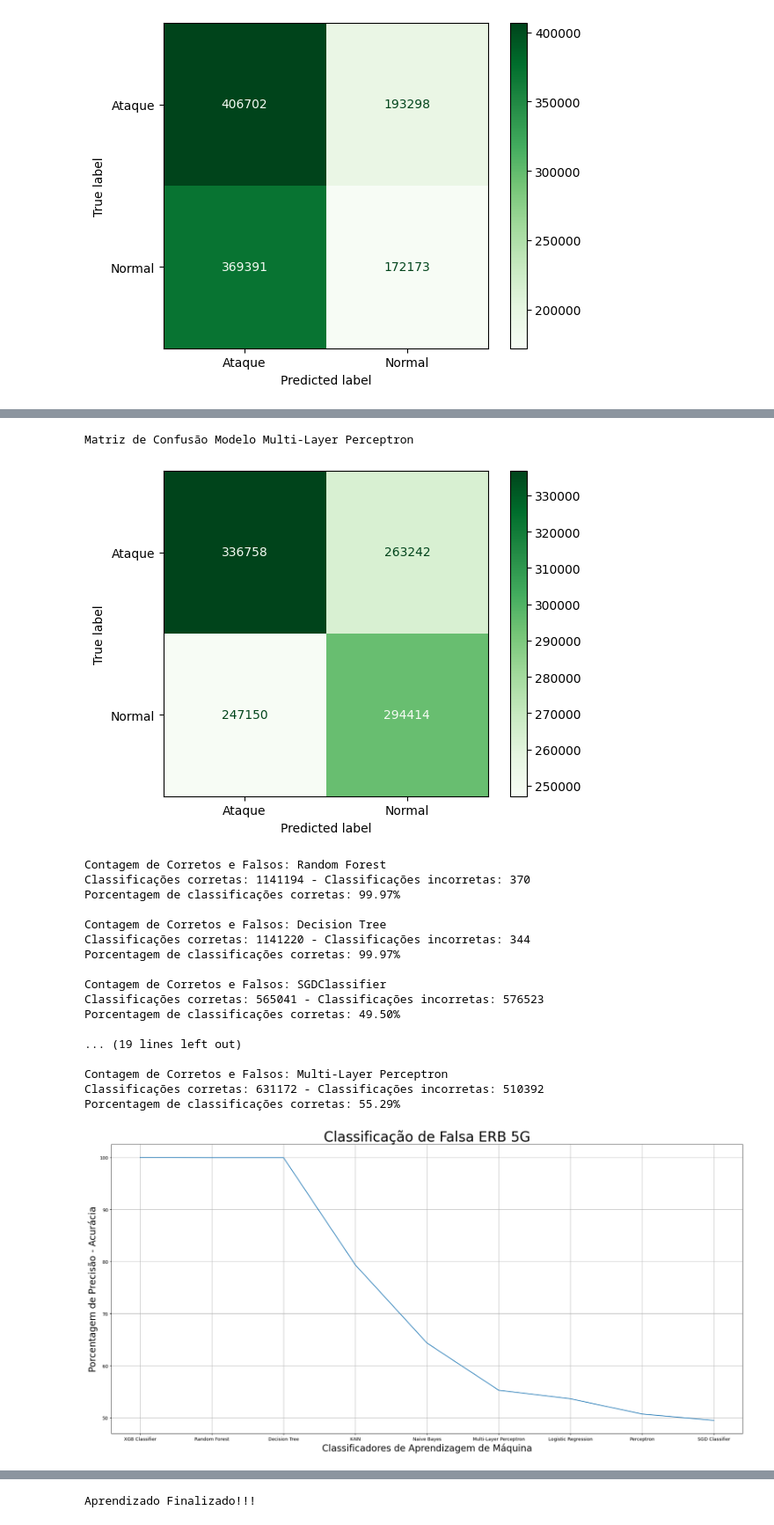
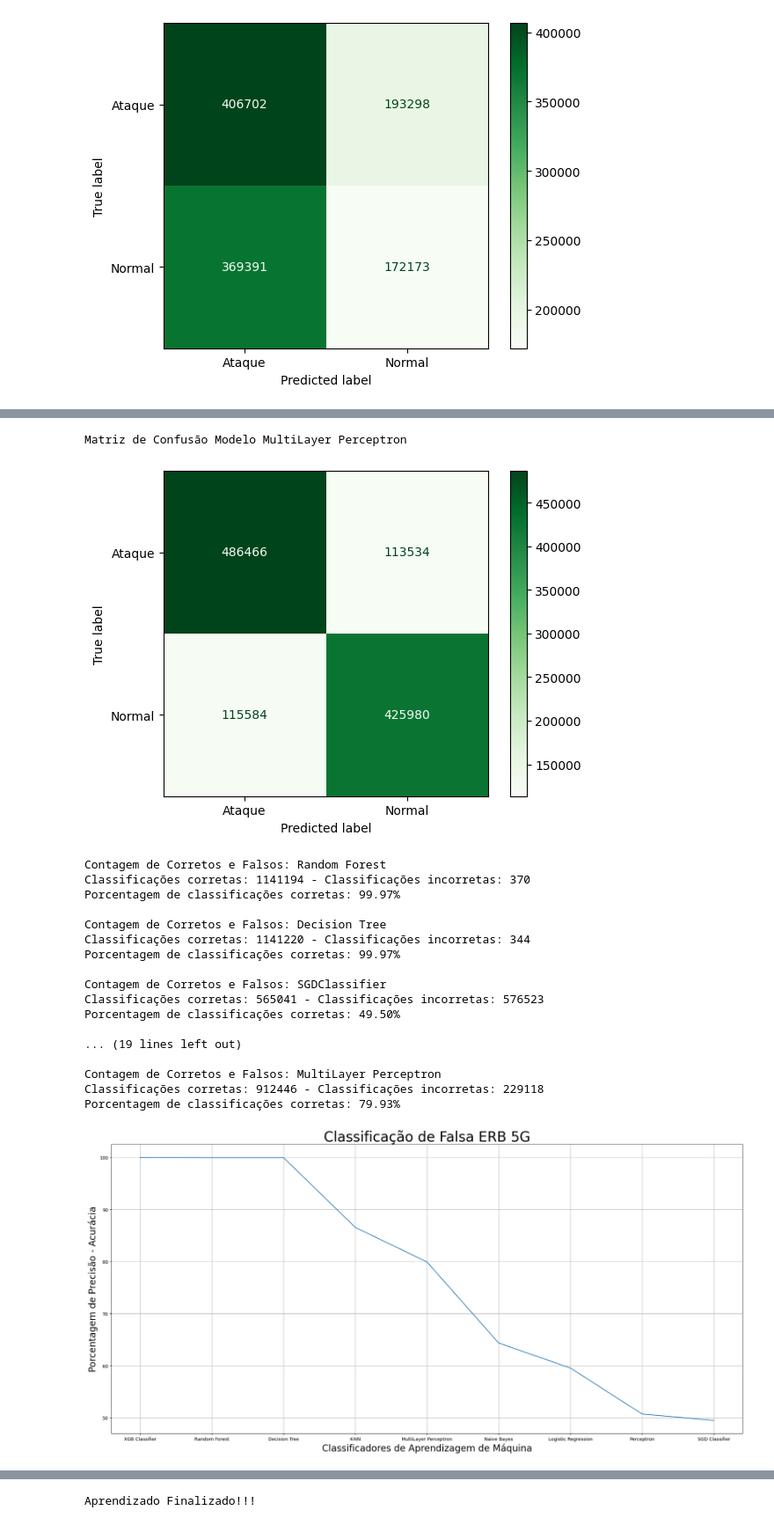
Before and after one commit to RogerWCoelho/Fake-Base-Station-5G, a Jupyter notebook: Experimento/AtaquesRedesCV.ipynb, the cells around one changed output, grey strips where cells are left out. Shown at 88% size. Drawn from its saved outputs; the diff is of its cells as text; code cells hidden in the pictures.

```diff
--- a/Experimento/AtaquesRedesCV.ipynb
+++ b/Experimento/AtaquesRedesCV.ipynb
@@ -167,7 +176,7 @@ model_5 = KNeighborsClassifier(n_neighbors = 5000)
 model_6 = GaussianNB()
 model_7 = XGBClassifier(random_state=seed)
 model_8 = Perceptron(tol=1e-3, random_state=seed)
-model_9 = MLPClassifier(random_state=seed)
+model_9 = MLPClassifier(random_state=seed,max_iter=1000)
 
 # Variável para imprimir os scores de todas as médias dos scores e desvio padrão
 resultado = []
@@ -513,7 +522,7 @@ print("Modelo Logistic Regression")
 print()
 
 # Realizar a validação cruzada para obter os scores de acurácia
-scores = cross_val_score(model_4, X, y, cv=kfold)
+scores = cross_val_score(model_4, X_normalized, y, cv=kfold)
 
 # Imprimir os scores de cada fold e a média dos scores
 print("Scores de cada fold:")
@@ -533,7 +542,7 @@ print(resultados_df)
 print()
 
 # Obter previsões usando cross_val_predict
-pred_4 = cross_val_predict(model_4, X, y, cv=kfold)
+pred_4 = cross_val_predict(model_4, X_normalized, y, cv=kfold)
 
 # Calcular as métricas
 precision = precision_score(y, pred_4, average='weighted')
@@ -625,7 +634,7 @@ print("Modelo K-NN")
 print()
 
 # Realizar a validação cruzada para obter os scores de acurácia
-scores = cross_val_score(model_5, X, y, cv=kfold)
+scores = cross_val_score(model_5, X_normalized, y, cv=kfold)
 
 # Imprimir os scores de cada fold e a média dos scores
 print("Scores de cada fold:")
@@ -645,7 +654,7 @@ print(resultados_df)
 print()
 
 # Obter previsões usando cross_val_predict
-pred_5 = cross_val_predict(model_5, X, y, cv=kfold)
+pred_5 = cross_val_predict(model_5, X_normalized, y, cv=kfold)
 
 # Calcular as métricas
 precision = precision_score(y, pred_5, average='weighted')
@@ -1068,12 +1077,12 @@ plt.show()
 Matriz de Confusão Modelo Perceptron
 [figure]
 # %%
-#Modelo Multi-Layer Perceptron
-print("Modelo Multi-Layer Perceptron")
+#Modelo MultiLayer Perceptron
+print("Modelo MultiLayer Perceptron")
 print()
 
 # Realizar a validação cruzada para obter os scores de acurácia
-scores = cross_val_score(model_9, X, y, cv=kfold)
+scores = cross_val_score(model_9, X_normalized, y, cv=kfold)
 
 # Imprimir os scores de cada fold e a média dos scores
 print("Scores de cada fold:")
@@ -1081,7 +1090,7 @@ for i, score in enumerate(scores):
     print(f"Fold {i+1}: ", round(score * 100 , 2))
 print(f"\nMédia dos scores: {round(scores.mean() * 100, 2)}")
 
-resultado.append(("Modelo Multi-Layer Perceptron", round(scores.mean() * 100, 2), "{:.2e}".format(scores.std())))
+resultado.append(("Modelo MultiLayer Perceptron", round(scores.mean() * 100, 2), "{:.2e}".format(scores.std())))
 print()
 
 # Construção de um DataFrame para os resultados
@@ -1093,7 +1102,7 @@ print(resultados_df)
 print()
 
 # Obter previsões usando cross_val_predict
-pred_9 = cross_val_predict(model_9, X, y, cv=kfold)
+pred_9 = cross_val_predict(model_9, X_normalized, y, cv=kfold)
 
 # Calcular as métricas
 precision = precision_score(y, pred_9, average='weighted')
@@ -1139,7 +1148,7 @@ report = classification_report(y, pred_9)
 accuracy = round(accuracy_score(y, pred_9) * 100, 2)
 auc = round(roc_auc_score(y, pred_9), 2) if len(np.unique(y)) > 1 else None  # Verificar se há mais de uma classe para AUC
 
-print("Modelo Perceptron")
+print("Modelo MultiLayer Perceptron")
 print(report)
 print(f" Accuracy: {accuracy}%")
 print(f" AUC score: {auc}")
@@ -1166,6 +1175,6 @@ weighted avg       0.55      0.55      0.55   1141564
 # %%
-#Matriz de Confusão Modelo Multi-Layer Perceptron
-print("Matriz de Confusão Modelo Multi-Layer Perceptron")
+#Matriz de Confusão Modelo MultiLayer Perceptron
+print("Matriz de Confusão Modelo MultiLayer Perceptron")
 labels = ['Normal', 'Ataque']
 cm = confusion_matrix(y, pred_9)
 cm_inverted = cm.copy()
@@ -1177,12 +1186,12 @@ disp.plot(cmap=plt.cm.Greens)
 plt.grid(False)
 plt.show()
 # %% [output]
-Matriz de Confusão Modelo Multi-Layer Perceptron
+Matriz de Confusão Modelo MultiLayer Perceptron
-[figure, old version]
+[figure, new version]
 # %%
 # Comparação de Modelos
 model_compare = pd.DataFrame(list(zip(y, pred_1, pred_2, pred_3, pred_4, pred_5, pred_6, pred_7, pred_8, pred_9)),
-                             columns=['Label', 'RandomForest', 'DecisionTree', 'SGDClassifier', 'LogisticRegression', 'K-NN', 'Naive Bayes', 'XGB Classifier', 'Perceptron','Multi-Layer Perceptron'])
+                             columns=['Label', 'RandomForest', 'DecisionTree', 'SGDClassifier', 'LogisticRegression', 'K-NN', 'Naive Bayes', 'XGB Classifier', 'Perceptron','MultiLayer Perceptron'])
 population = model_compare.shape[0]
 
 # Contagem de classificações corretas e falsas para o modelo RandomForest
@@ -1280,14 +1289,14 @@ print('Classificações corretas: {} - Classificações incorretas: {}'.format(c
 print('Porcentagem de classificações corretas: {:.2f}%'.format(correct_percentage))
 print()
 
-# Contagem de classificações corretas e falsas para o Multi-Layer Perceptron
-correct_count = np.sum(model_compare['Multi-Layer Perceptron'] == model_compare['Label'])
+# Contagem de classificações corretas e falsas para o MultiLayer Perceptron
+correct_count = np.sum(model_compare['MultiLayer Perceptron'] == model_compare['Label'])
 false_count = population - correct_count
 
-# Porcentagem de classificações corretas para o modelo Multi-Layer Perceptron
+# Porcentagem de classificações corretas para o modelo MultiLayer Perceptron
 correct_percentage = correct_count * 100 / population
 
-print('Contagem de Corretos e Falsos: Multi-Layer Perceptron')
+print('Contagem de Corretos e Falsos: MultiLayer Perceptron')
 print('Classificações corretas: {} - Classificações incorretas: {}'.format(correct_count, false_count))
 print('Porcentagem de classificações corretas: {:.2f}%'.format(correct_percentage))
 # %% [output]
@@ -1305,27 +1314,27 @@ Porcentagem de classificações corretas: 49.50%
 
 ... (19 lines left out)
 
-Contagem de Corretos e Falsos: Multi-Layer Perceptron
-Classificações corretas: 631172 - Classificações incorretas: 510392
-Porcentagem de classificações corretas: 55.29%
+Contagem de Corretos e Falsos: MultiLayer Perceptron
+Classificações corretas: 912446 - Classificações incorretas: 229118
+Porcentagem de classificações corretas: 79.93%
 # %%
 #Plotagem do Gráfico Comparativo Valores
-acc = {'Random Forest' : correct1, 'Decision Tree' : correct2, 'SGD Classifier' : correct3, 'Logistic Regression' : correct4, 'K-NN': correct5, 'Naive Bayes': correct6, 'XGB Classifier': correct7, 'Perceptron': correct8, 'Multi-Layer Perceptron': correct9}
+acc = {'Random Forest' : correct1, 'Decision Tree' : correct2, 'SGD Classifier' : correct3, 'Logistic Regression' : correct4, 'K-NN': correct5, 'Naive Bayes': correct6, 'XGB Classifier': correct7, 'Perceptron': correct8, 'MultiLayer Perceptron': correct9}
 acc = sorted(acc.items(), key = lambda x: x[1], reverse = True)
 acc = dict(acc)
 
 plt.figure(figsize = [20, 10])
 plt.plot(acc.keys(), acc.values())
 plt.ylabel('Porcentagem de Precisão - Acurácia', fontsize = 20)
 plt.xlabel('Classificadores de Aprendizagem de Máquina', fontsize = 20)
 plt.xticks(fontsize = 10)
 plt.yticks(fontsize = 10)
 plt.title('Classificação de Falsa ERB 5G',fontsize = 30)
 plt.grid()
 plt.tight_layout()
 plt.show()
 # %% [output]
-[figure, old version]
+[figure, new version]
 # %%
 # Construção de um DataFrame para os resultados
 print("Resultados dos Modelos")
```
Also changed, not shown: parts of 9 cells of this notebook.
